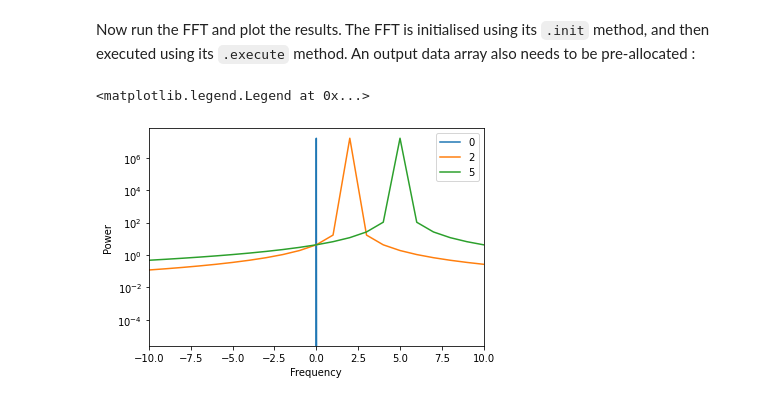
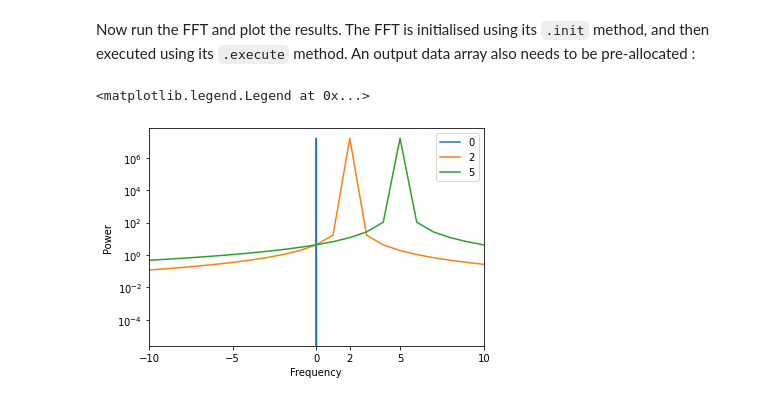
Before and after one commit to ledatelescope/bifrost, a Jupyter notebook: tutorial/00_getting_started.ipynb, the cells around one changed output. Saved outputs shown, nothing was run; the diff lists cells and outputs as text; code cells hidden in the pictures.

```diff
--- a/tutorial/00_getting_started.ipynb
+++ b/tutorial/00_getting_started.ipynb
@@ -148,19 +159,20 @@ Now run the FFT and plot the results. The FFT is initialised using its `.init` m
 # %%
 fdata = bifrost.ndarray(shape=data.shape, dtype='cf32', space='cuda')
 f = bifrost.fft.Fft()
 f.init(data, fdata, axes=1, apply_fftshift=True)
 f.execute(data, fdata)
 fdata2 = fdata.copy(space='system')
 ffreqs = numpy.fft.fftfreq(fdata2.shape[1], d=1/4096.)
 ffreqs = numpy.fft.fftshift(ffreqs)
 
 pylab.semilogy(ffreqs, numpy.abs(fdata2[0,:])**2, label='0')
 pylab.semilogy(ffreqs, numpy.abs(fdata2[2,:])**2, label='2')
 pylab.semilogy(ffreqs, numpy.abs(fdata2[5,:])**2, label='5')
 pylab.xlabel('Frequency')
 pylab.ylabel('Power')
 pylab.xlim(-10, 10)
+pylab.xticks([-10,-5,0,2,5,10])
 pylab.legend(loc=0)
 # %% [output]
 <matplotlib.legend.Legend at 0x...>
-[figure, old version]
+[figure, new version]
```
Also changed, not shown: parts of 7 cells of this notebook.
